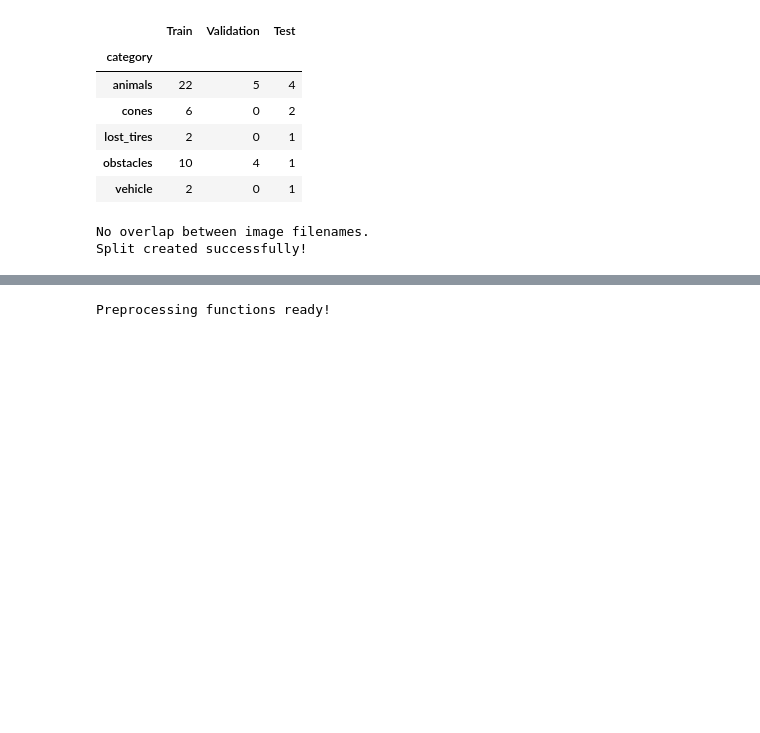
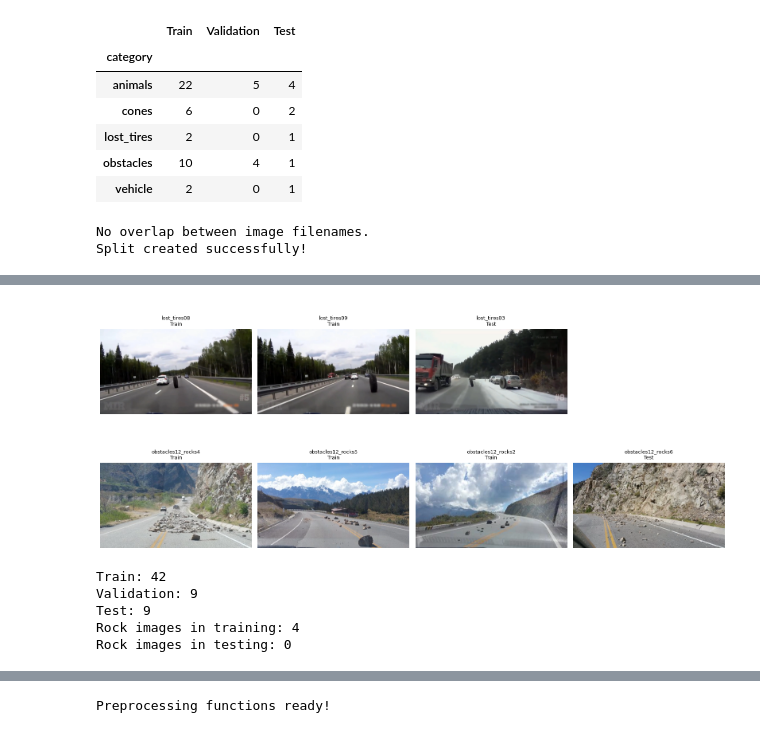
Before and after one commit to nour2344/RoadAnomaly-DeepLearning, a Jupyter notebook: notebooks/02_data_preparation.ipynb, the cells around one changed output, grey strips where cells are left out. Cells and saved outputs as stored; diff of their text form; code cells hidden in the pictures; blank space fills up the shorter version.

Commit message:
finalize dataset splitting, preprocessing, augmentation, and PyTorch DataLoaders

```diff
--- a/notebooks/02_data_preparation.ipynb
+++ b/notebooks/02_data_preparation.ipynb
@@ -174,0 +202,69 @@ Prepare the road images and segmentation masks for Deep Learning.
+# %%
+import matplotlib.pyplot as plt
+from PIL import Image
+from pathlib import Path
+
+# Display potentially related images
+suspected = split_data[
+    split_data["scene_group"].isin(["obstacles12_rocks", "lost_tires"])
+]
+
+fig, axes = plt.subplots(2, 4, figsize=(16, 7))
+
+for ax in axes.flat:
+    ax.axis("off")
+
+for row, (group, data) in enumerate(suspected.groupby("scene_group")):
+    for col, (_, item) in enumerate(data.iterrows()):
+        ax = axes[row, col]
+        ax.imshow(Image.open(item["image"]).convert("RGB"))
+        ax.set_title(f"{Path(item['image']).stem}\n{item['split']}", fontsize=9)
+        ax.axis("off")
+
+plt.tight_layout()
+plt.show()
+# %% [output]
+[figure, added]
+# %%
+# Move the related rock images into the same split
+
+def is_rock_image(path):
+    return Path(path).stem.startswith("obstacles12_rocks")
+
+rock_test = test_df[test_df["image"].apply(is_rock_image)]
+
+replacement = train_df[
+    (train_df["category"] == "obstacles")
+    & (~train_df["image"].apply(is_rock_image))
+]
+
+assert len(rock_test) == 1
+assert len(replacement) > 0, "No suitable replacement found"
+
+rock = rock_test.iloc[[0]]
+other = replacement.iloc[[0]]
+
+train_df = pd.concat([
+    train_df.drop(other.index), rock
+]).reset_index(drop=True)
+
+test_df = pd.concat([
+    test_df.drop(rock.index), other
+]).reset_index(drop=True)
+
+# Verify the corrected split
+assert (len(train_df), len(val_df), len(test_df)) == (42, 9, 9)
+
+print("Train:", len(train_df))
+print("Validation:", len(val_df))
+print("Test:", len(test_df))
+print("Rock images in training:",
+      train_df["image"].apply(is_rock_image).sum())
+print("Rock images in testing:",
+      test_df["image"].apply(is_rock_image).sum())
+# %% [output]
+Train: 42
+Validation: 9
+Test: 9
+Rock images in training: 4
+Rock images in testing: 0
```
Also changed, not shown: parts of 22 cells of this notebook.
